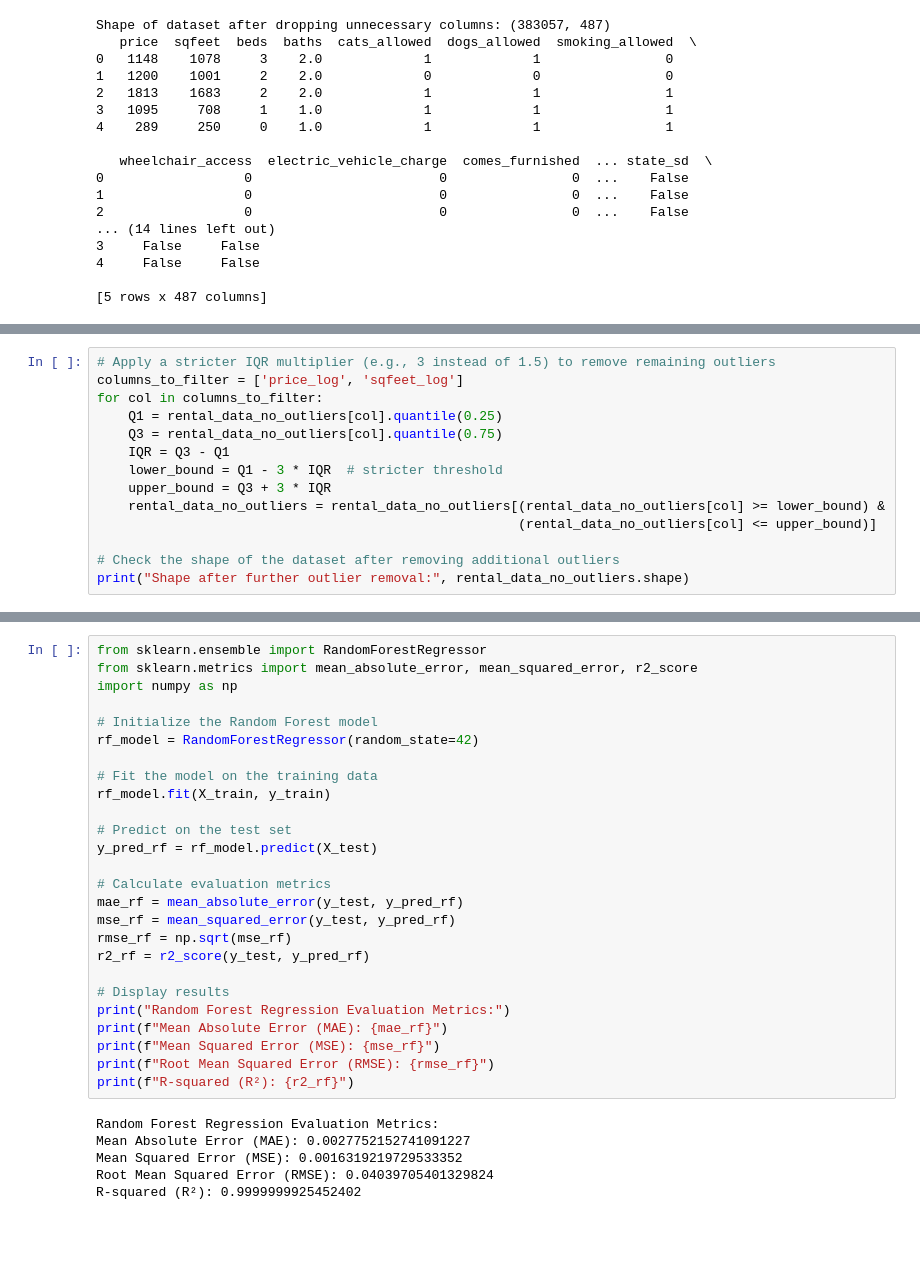
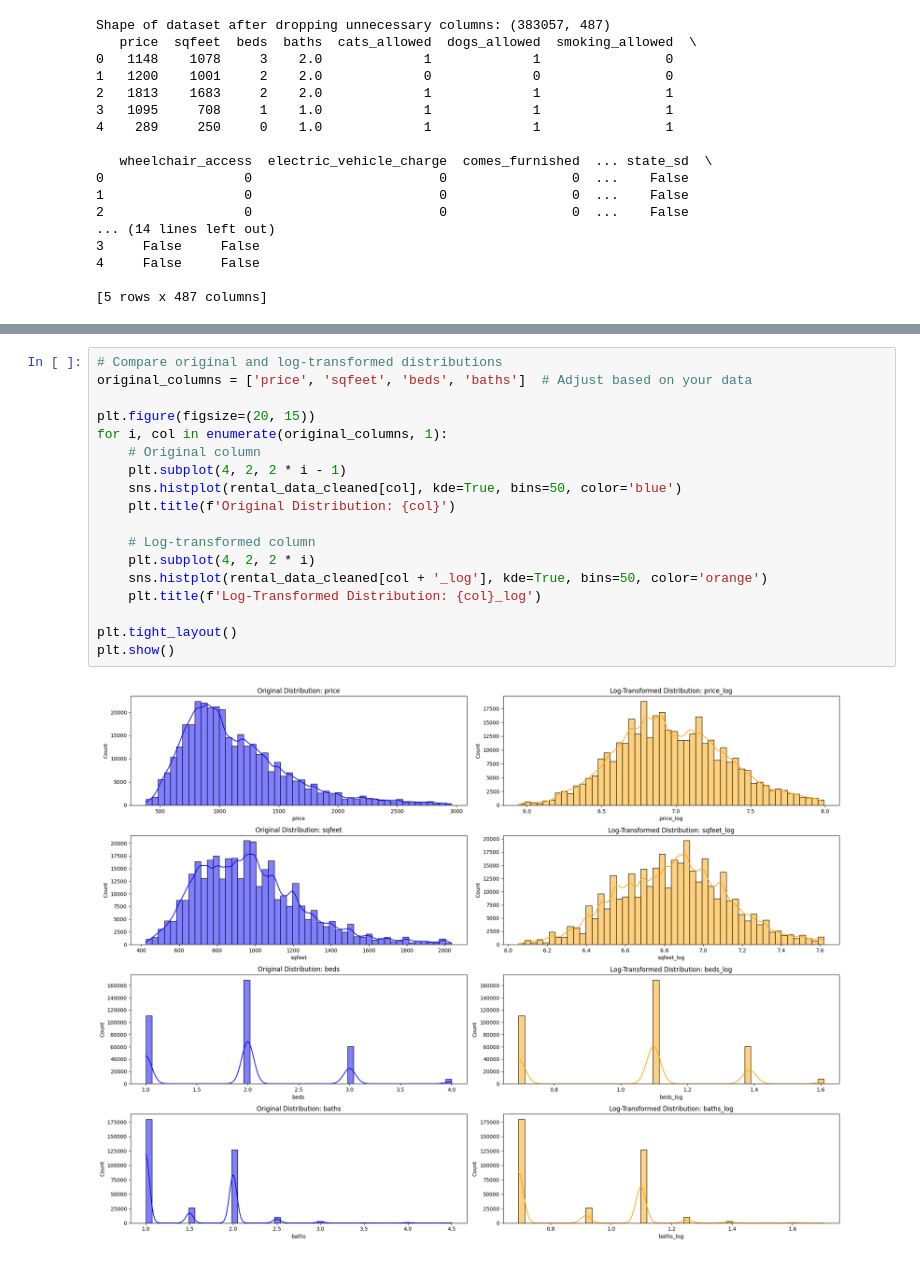
Before and after one commit to kushal-jaat/ASD-assignment-3, a Jupyter notebook: housing_price_prediction.ipynb, the cells around one changed output, grey strips where cells are left out. Drawn from its saved outputs; the diff is of its cells as text; blank space fills up the shorter version.

```diff
--- a/housing_price_prediction.ipynb
+++ b/housing_price_prediction.ipynb
@@ -817,14 +806,0 @@ Remaining outliers in each column: {'price_log': 1647, 'sqfeet_log': 1238, 'beds
-# %%
-# Apply a stricter IQR multiplier (e.g., 3 instead of 1.5) to remove remaining outliers
-columns_to_filter = ['price_log', 'sqfeet_log']
-for col in columns_to_filter:
-    Q1 = rental_data_no_outliers[col].quantile(0.25)
-    Q3 = rental_data_no_outliers[col].quantile(0.75)
-    IQR = Q3 - Q1
-    lower_bound = Q1 - 3 * IQR  # stricter threshold
-    upper_bound = Q3 + 3 * IQR
-    rental_data_no_outliers = rental_data_no_outliers[(rental_data_no_outliers[col] >= lower_bound) &
-                                                      (rental_data_no_outliers[col] <= upper_bound)]
-
-# Check the shape of the dataset after removing additional outliers
-print("Shape after further outlier removal:", rental_data_no_outliers.shape)
@@ -1012,32 +807,20 @@ R-squared (R²): 0.9413760972971307
-# %%
-from sklearn.ensemble import RandomForestRegressor
-from sklearn.metrics import mean_absolute_error, mean_squared_error, r2_score
-import numpy as np
-
-# Initialize the Random Forest model
-rf_model = RandomForestRegressor(random_state=42)
-
-# Fit the model on the training data
-rf_model.fit(X_train, y_train)
-
-# Predict on the test set
-y_pred_rf = rf_model.predict(X_test)
-
-# Calculate evaluation metrics
-mae_rf = mean_absolute_error(y_test, y_pred_rf)
-mse_rf = mean_squared_error(y_test, y_pred_rf)
-rmse_rf = np.sqrt(mse_rf)
-r2_rf = r2_score(y_test, y_pred_rf)
-
-# Display results
-print("Random Forest Regression Evaluation Metrics:")
-print(f"Mean Absolute Error (MAE): {mae_rf}")
-print(f"Mean Squared Error (MSE): {mse_rf}")
-print(f"Root Mean Squared Error (RMSE): {rmse_rf}")
-print(f"R-squared (R²): {r2_rf}")
-# %% [output]
-Random Forest Regression Evaluation Metrics:
-Mean Absolute Error (MAE): 0.0027752152741091227
-Mean Squared Error (MSE): 0.0016319219729533352
-Root Mean Squared Error (RMSE): 0.04039705401329824
-R-squared (R²): 0.9999999925452402
+# %%
+# Compare original and log-transformed distributions
+original_columns = ['price', 'sqfeet', 'beds', 'baths']  # Adjust based on your data
+
+plt.figure(figsize=(20, 15))
+for i, col in enumerate(original_columns, 1):
+    # Original column
+    plt.subplot(4, 2, 2 * i - 1)
+    sns.histplot(rental_data_cleaned[col], kde=True, bins=50, color='blue')
+    plt.title(f'Original Distribution: {col}')
+
+    # Log-transformed column
+    plt.subplot(4, 2, 2 * i)
+    sns.histplot(rental_data_cleaned[col + '_log'], kde=True, bins=50, color='orange')
+    plt.title(f'Log-Transformed Distribution: {col}_log')
+
+plt.tight_layout()
+plt.show()
+# %% [output]
+[figure, added]
```
Also changed, not shown: parts of 38 cells of this notebook.
